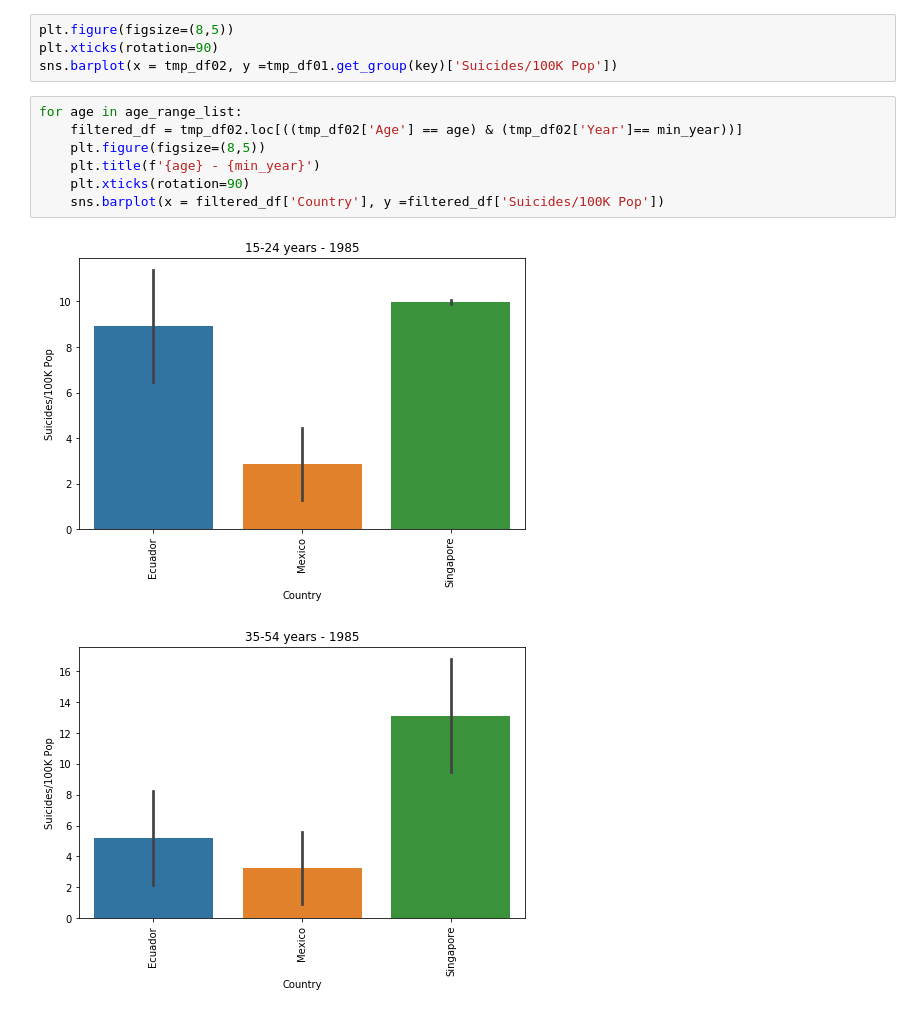
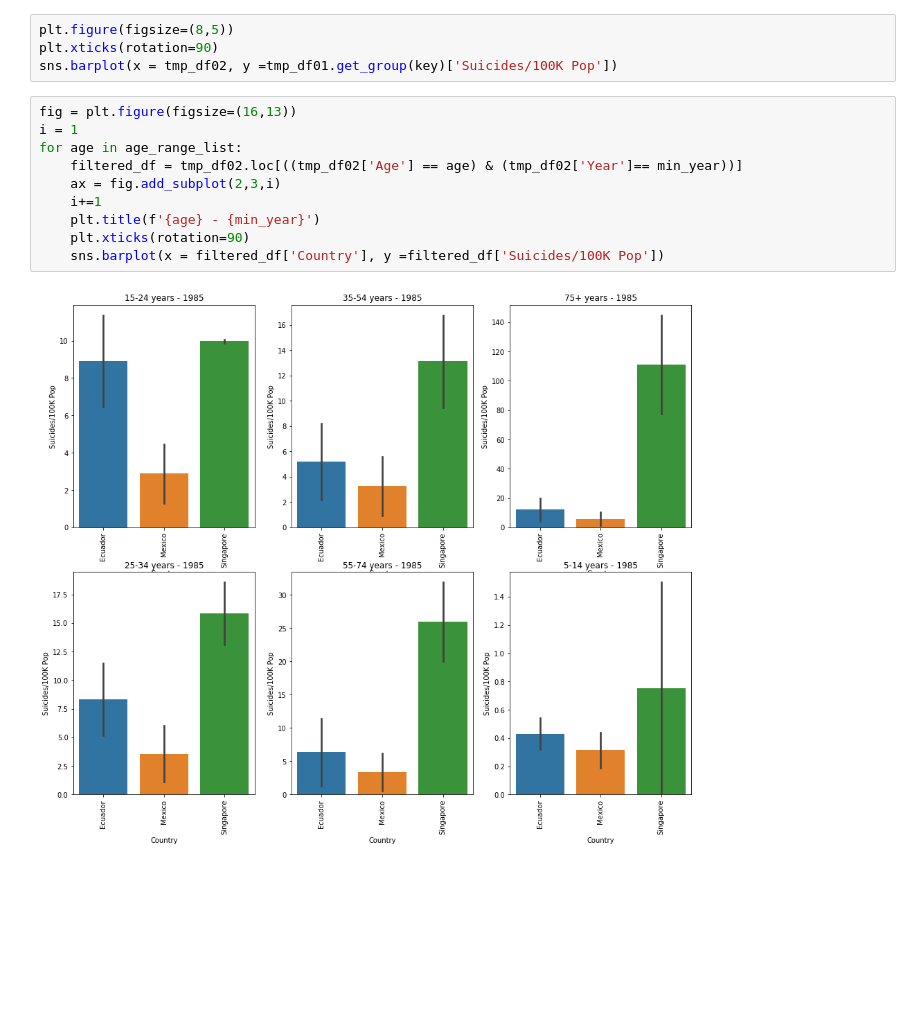
Before and after one commit to xd3262nd/proj-1, a Jupyter notebook: Suicide Visualization.ipynb, the cells around one changed output. Drawn from its saved outputs; the diff is of its cells as text; blank space fills up the shorter version.

Commit message:
changed plot figure size

```diff
--- a/Suicide Visualization.ipynb
+++ b/Suicide Visualization.ipynb
@@ -477,12 +477,14 @@ plt.figure(figsize=(8,5))
 plt.xticks(rotation=90)
 sns.barplot(x = tmp_df02, y =tmp_df01.get_group(key)['Suicides/100K Pop'])
 # %%
+fig = plt.figure(figsize=(16,13))
+i = 1
 for age in age_range_list:
     filtered_df = tmp_df02.loc[((tmp_df02['Age'] == age) & (tmp_df02['Year']== min_year))]
-    plt.figure(figsize=(8,5))
+    ax = fig.add_subplot(2,3,i)
+    i+=1
     plt.title(f'{age} - {min_year}')
     plt.xticks(rotation=90)
     sns.barplot(x = filtered_df['Country'], y =filtered_df['Suicides/100K Pop'])
 # %% [output]
-[figure, old version]
+[figure, new version]
-[figure, removed]
```
Also changed, not shown: parts of 2 cells of this notebook.
